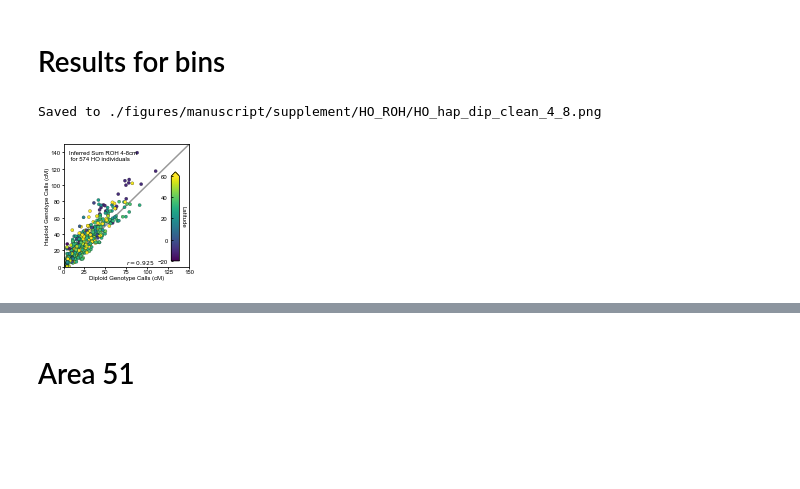
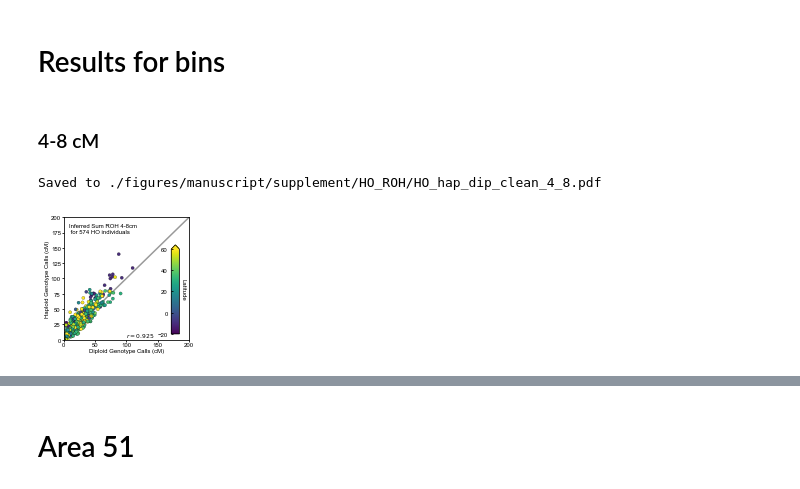
Before and after one commit to hringbauer/hapROH, a Jupyter notebook: Notebooks/Figures/VariousPaper/compare_HO_ph_dip.ipynb, the cells around one changed output, grey strips where cells are left out. Cells and saved outputs as stored; diff of their text form; code cells hidden in the pictures; blank space fills up the shorter version.

```diff
--- a/Notebooks/Figures/VariousPaper/compare_HO_ph_dip.ipynb
+++ b/Notebooks/Figures/VariousPaper/compare_HO_ph_dip.ipynb
@@ -104,4 +123,6 @@ df_hap = pd.read_csv("./Empirical/HO/combined_roh_hap05.tsv", sep="\t")
 # %%
+df_dip = pd.read_csv("./Empirical/HO/combined_roh_dip05.tsv", sep="\t")
+df_hap = pd.read_csv("./Empirical/HO/combined_roh_hap05.tsv", sep="\t")
 df_merge = merge_to_one_df(df_dip, df_hap, on="iid", min_snps=400000, only_inc_alt=False)
 # %% [output]
 Merged to 599 Inds. (from 599 and 599) resp.
@@ -152,20 +161,22 @@ Saved to ./figures/manuscript/supplement/HO_ROH/HO_hap_dip_clean.png
 [figure]
 # %% [markdown]
 # Results for bins
+# %% [markdown]
+### 4-8 cM
 # %%
 df_t = df_clean.copy()
 df_t["sum_roh_4-8_x"] = df_t["sum_roh>4_x"] - df_t["sum_roh>8_x"]
 df_t["sum_roh_4-8_y"] = df_t["sum_roh>4_y"] - df_t["sum_roh>8_y"]
 # %%
-plot_correlation_roh(df_t, xlim=[0,150], ylim=[0,150], c_col="lat_x",padax=0.5,
+plot_correlation_roh(df_t, xlim=[0,200], ylim=[0,200], c_col="lat_x",padax=0.5,
                      lw=0.2, s=10, figsize=(2.25, 2.25), fs=6, fs_t=6, pad=6, cb_pad=-0.2,
                      barlabel="Latitude", vrange=[-20,60],
                      cb_coords = [0.79, 0.16, 0.05, 0.55], tickwidth=0.8, roh_bin=" 4-8",
                      ticklength=2,
                      col1="sum_roh_4-8_x", col2="sum_roh_4-8_y", pad_t1=0.7,
                      xlabel="Diploid Genotype Calls (cM)",
                      ylabel="Haploid Genotype Calls (cM)",
-                     savepath = "./figures/manuscript/supplement/HO_ROH/HO_hap_dip_clean_4_8.png")
+                     savepath = "./figures/manuscript/supplement/HO_ROH/HO_hap_dip_clean_4_8.pdf")
 # %% [output]
-Saved to ./figures/manuscript/supplement/HO_ROH/HO_hap_dip_clean_4_8.png
+Saved to ./figures/manuscript/supplement/HO_ROH/HO_hap_dip_clean_4_8.pdf
-[figure, old version]
+[figure, new version]
```
Also changed, not shown: parts of 13 cells of this notebook, 13 other files.
